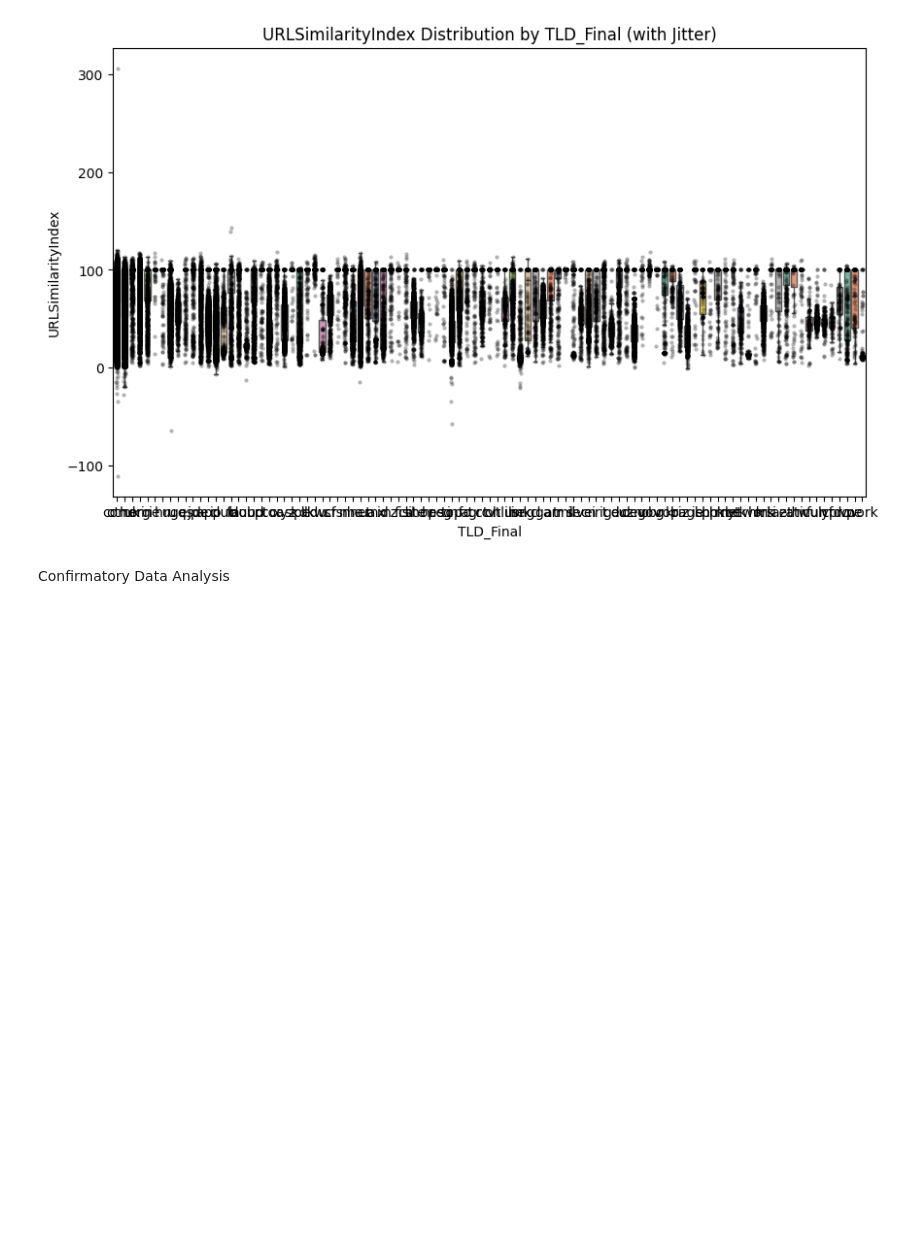
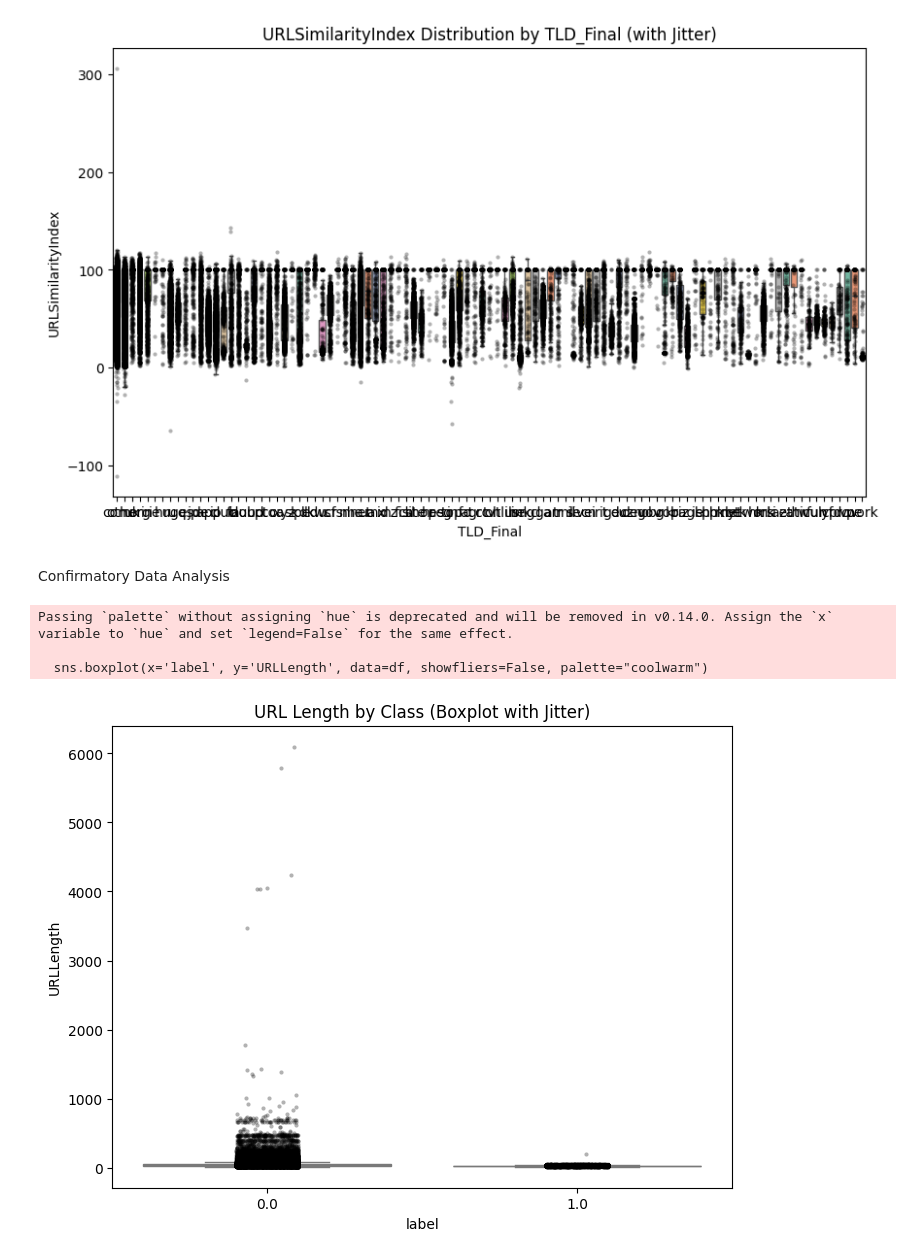
Before and after one commit to BugraAKKUS/Phishing-URL--Website--Detection, a Jupyter notebook: EDA_akkus.ipynb, the cells around one changed output. Drawn from its saved outputs; the diff is of its cells as text; code cells hidden in the pictures; blank space fills up the shorter version.

```diff
--- a/EDA_akkus.ipynb
+++ b/EDA_akkus.ipynb
@@ -113,0 +96,14 @@ Confirmatory Data Analysis
+# %%
+#boxplot label vs URLlength
+plt.figure(figsize=(8, 6))
+# Boxplot shows the quartiles
+sns.boxplot(x='label', y='URLLength', data=df, showfliers=False, palette="coolwarm")
+# Stripplot adds the "Jitter" (individual points)
+sns.stripplot(x='label', y='URLLength', data=df, color='black', size=3, alpha=0.3, jitter=True)
+plt.title("URL Length by Class (Boxplot with Jitter)")
+plt.show()
+# %% [output]
+Passing `palette` without assigning `hue` is deprecated and will be removed in v0.14.0. Assign the `x` variable to `hue` and set `legend=False` for the same effect.
+
+  sns.boxplot(x='label', y='URLLength', data=df, showfliers=False, palette="coolwarm")
+[figure, added]
```
Also changed, not shown: parts of 8 cells of this notebook.
